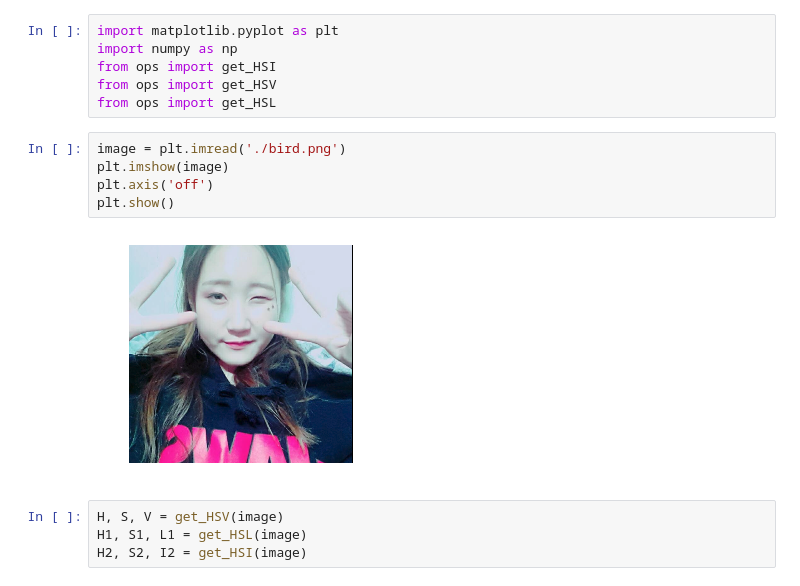
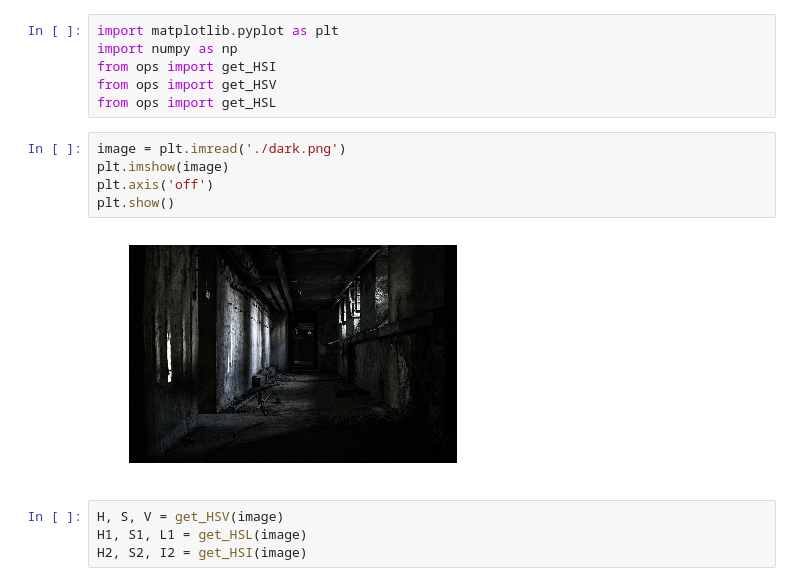
Before and after one commit to maestrojeong/image_process, a Jupyter notebook: img_axes.ipynb, the cells around one changed output. Cells and saved outputs as stored; diff of their text form.

```diff
--- a/img_axes.ipynb
+++ b/img_axes.ipynb
@@ -5,12 +5,12 @@ from ops import get_HSI
 from ops import get_HSV
 from ops import get_HSL
 # %%
-image = plt.imread('./bird.png')
+image = plt.imread('./dark.png')
 plt.imshow(image)
 plt.axis('off')
 plt.show()
 # %% [output]
-[figure, old version]
+[figure, new version]
 # %%
 H, S, V = get_HSV(image)
 H1, S1, L1 = get_HSL(image)
```
Also changed, not shown: parts of 2 cells of this notebook, 5 other files.
